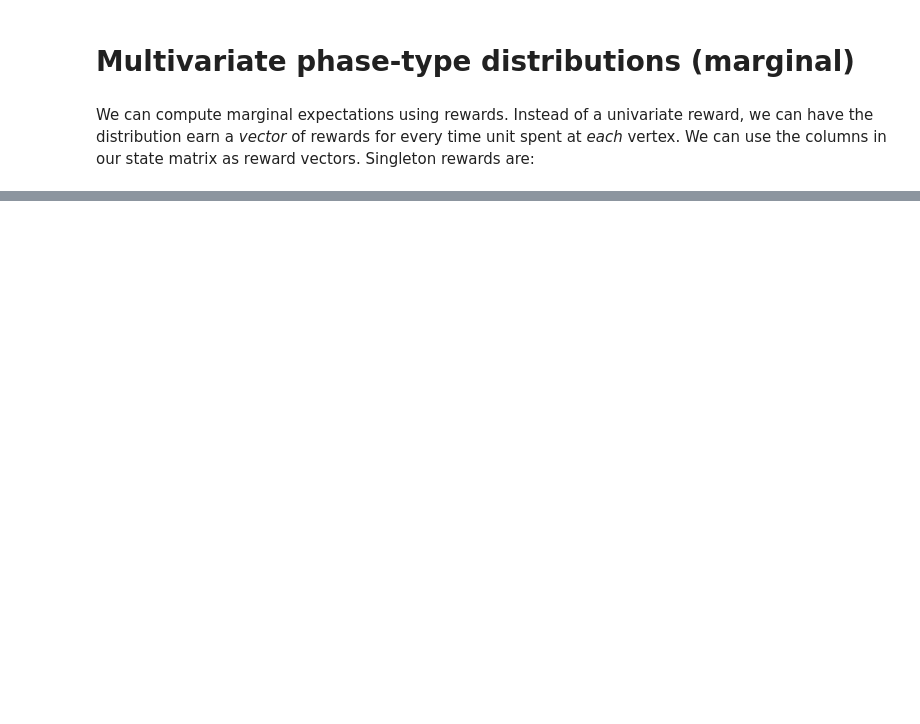
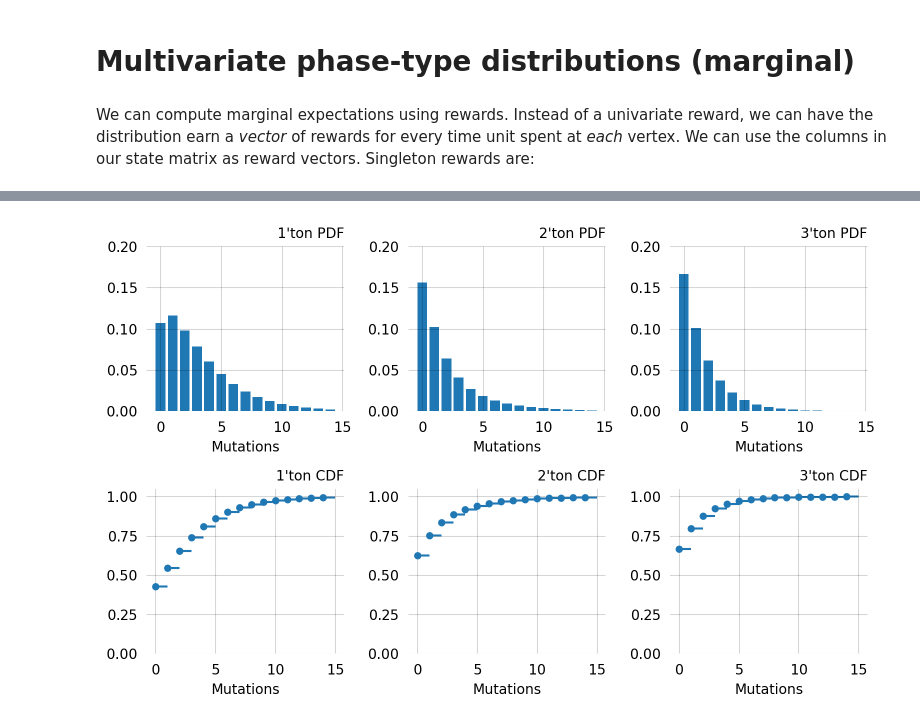
Before and after one commit to munch-group/phasic, a Jupyter notebook: docs/pages/tutorial/discrete.ipynb, the cells around one changed output, grey strips where cells are left out. Cells and saved outputs as stored; diff of their text form; code cells hidden in the pictures; blank space fills up the shorter version.

```diff
--- a/docs/pages/tutorial/discrete.ipynb
+++ b/docs/pages/tutorial/discrete.ipynb
@@ -244,10 +247,5 @@ We can compute marginal expectations using rewards. Instead of a univariate rewa
 # %%
 graph = Graph(coalescent)
-reward_matrix = graph.states().T
-
-singleton = reward_matrix[0]
-doubleton = reward_matrix[1]
-tripleton = reward_matrix[2]
-
-print(f"Singleton rewards: {singleton}")
+mutation_graph = graph.discretize(rate=0.999999999)
+mutation_graph.plot()
 # %% [output]
@@ -280,0 +269,7 @@ float(sum(samples[0,:]*samples[1,:])/nsims - sum(samples[0,:])/nsims*sum(samples
+# %%
+rewards = mutation_graph.states().T
+
+mutation_graph
+#rewards = rewards[:-1]
+rewards = np.concatenate([rewards[:, np.array([5, 6, 7, 8])], rewards[:, np.array([1, 2, 3, 4])]], axis=1)
+rewards
@@ -280,0 +289,24 @@ float(sum(samples[0,:]*samples[1,:])/nsims - sum(samples[0,:])/nsims*sum(samples
+# %%
+fig, axes = plt.subplots(2, 3, figsize=(8, 5))
+x = np.arange(0, 15)
+for i, r in enumerate(rewards):
+
+    # reward transform and compute pdf (pmf) and cdf:
+    revt_graph = mutation_graph.reward_transform(r)
+    pmf = revt_graph.pdf(x)
+    cdf = revt_graph.cdf(x)
+
+    # plot it
+    axes[0, i].set_title(f"{i+1}'ton PDF")
+    axes[0, i].bar(x, pmf)
+    axes[0, i].set_xlabel('Mutations')
+    axes[0, i].set_ylim(0, 0.2)
+    left, right = x, np.arange(1, x.size+1, 1)
+    axes[1, i].hlines(y=cdf, xmin=left, xmax=right, zorder=1)
+    axes[1, i].scatter(left, cdf, s=18, zorder=2)
+    axes[1, i].set_title(f"{i+1}'ton CDF")
+    axes[1, i].set_xlabel('Mutations')
+    axes[1, i].set_ylim(0, 1.05)
+plt.tight_layout()
+# %% [output]
+[figure, added]
```
Also changed, not shown: parts of 23 cells of this notebook, 11 other files.
